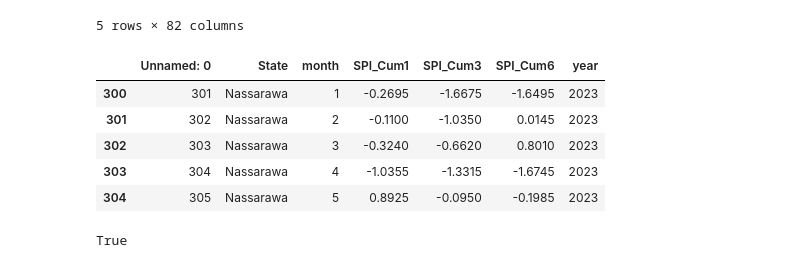
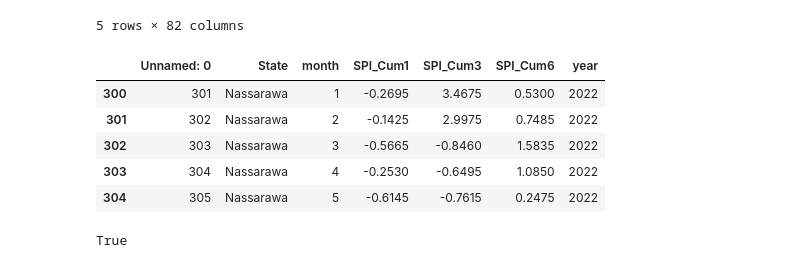
Before and after one commit to tnourlyn/Projet-de-Statapp---WFP-, a Jupyter notebook: SPI_treatement.ipynb, the cells around one changed output. Drawn from its saved outputs; the diff is of its cells as text; code cells hidden in the pictures.

```diff
--- a/SPI_treatement.ipynb
+++ b/SPI_treatement.ipynb
@@ -28,5 +34,5 @@ import os
 # %%
-df = pd.read_csv("/home/onyxia/work/Projet-de-Statapp---WFP-/SPI.csv", sep=";")
+df_long = pd.read_csv("/home/onyxia/work/Projet-de-Statapp---WFP-/SPI_Long.csv", sep=";")
 data = pd.read_csv("/home/onyxia/work/Projet-de-Statapp---WFP-/NIGERIA_WFP_ENGINEERED.csv")
 # %%
 meta = {
@@ -142,16 +148,17 @@ data.head()
 | 4 | 2023-05-01 | Abia | 0.226667 | 0.5 | 5.395 | 7.471889 | 0.000039 | 419.145751 | -35.249339 | ... |
 5 rows × 82 columns
 # %%
-df["State"] = df["State"].replace("Nasarawa", "Nassarawa")
+df_long["State"] = df_long["State"].replace("Nasarawa", "Nassarawa")
+df = df_long[df_long["year"]!=2022]
 # %%
-df[df["State"]=="Nassarawa"].head()
+df_long[df_long["State"]=="Nassarawa"].head()
 # %% [output]
 |  | Unnamed: 0 | State | month | SPI_Cum1 | SPI_Cum3 | SPI_Cum6 | year |
-| 300 | 301 | Nassarawa | 1 | -0.2695 | -1.6675 | -1.6495 | 2023 |
-| 301 | 302 | Nassarawa | 2 | -0.1100 | -1.0350 | 0.0145 | 2023 |
-| 302 | 303 | Nassarawa | 3 | -0.3240 | -0.6620 | 0.8010 | 2023 |
-| 303 | 304 | Nassarawa | 4 | -1.0355 | -1.3315 | -1.6745 | 2023 |
-| 304 | 305 | Nassarawa | 5 | 0.8925 | -0.0950 | -0.1985 | 2023 |
+| 300 | 301 | Nassarawa | 1 | -0.2695 | 3.4675 | 0.5300 | 2022 |
+| 301 | 302 | Nassarawa | 2 | -0.1425 | 2.9975 | 0.7485 | 2022 |
+| 302 | 303 | Nassarawa | 3 | -0.5665 | -0.8460 | 1.5835 | 2022 |
+| 303 | 304 | Nassarawa | 4 | -0.2530 | -0.6495 | 1.0850 | 2022 |
+| 304 | 305 | Nassarawa | 5 | -0.6145 | -0.7615 | 0.2475 | 2022 |
 # %%
 data_merge = pd.merge(data, df, left_on=["NAME_1", "month", "Year"], right_on=["State","month", "year"])
 # %%
```
Also changed, not shown: parts of 20 cells of this notebook.
